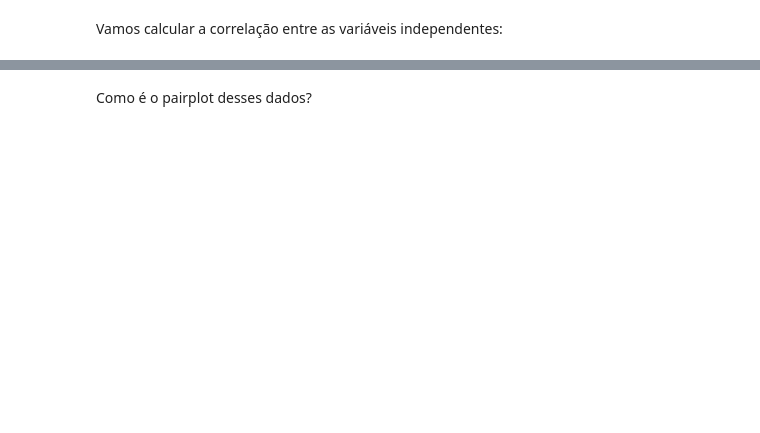
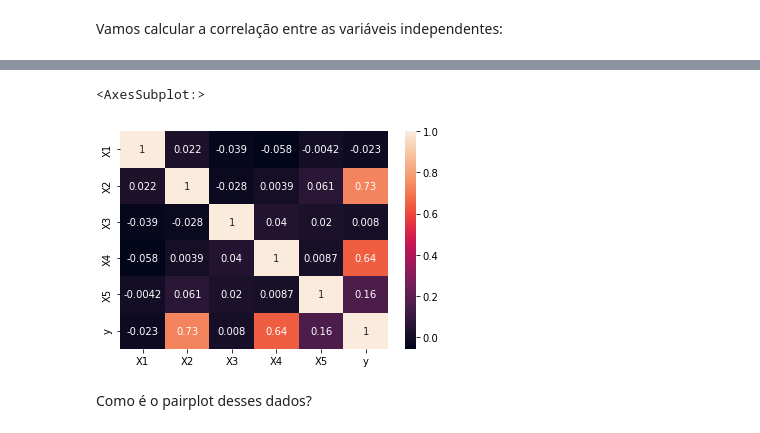
Before and after one commit to patriciacatandi/Lets_Code_DS_Degree_Alunos_ML, a Jupyter notebook: Módulo 9 - Machine Learning I/1_Avaliando_Modelos/Aula_1_validação_cruzada.ipynb, the cells around one changed output, grey strips where cells are left out. Saved outputs shown, nothing was run; the diff lists cells and outputs as text; code cells hidden in the pictures; blank space fills up the shorter version.

```diff
--- a/Módulo 9 - Machine Learning I/1_Avaliando_Modelos/Aula_1_validação_cruzada.ipynb
+++ b/Módulo 9 - Machine Learning I/1_Avaliando_Modelos/Aula_1_validação_cruzada.ipynb
@@ -138,2 +158,7 @@ Vamos calcular a correlação entre as variáveis independentes:
+# %%
+sns.heatmap(df.corr(), annot=True)
+# %% [output]
+<AxesSubplot:>
+[figure, added]
 # %% [markdown]
 Como é o pairplot desses dados?
```
Also changed, not shown: parts of 29 cells of this notebook.
